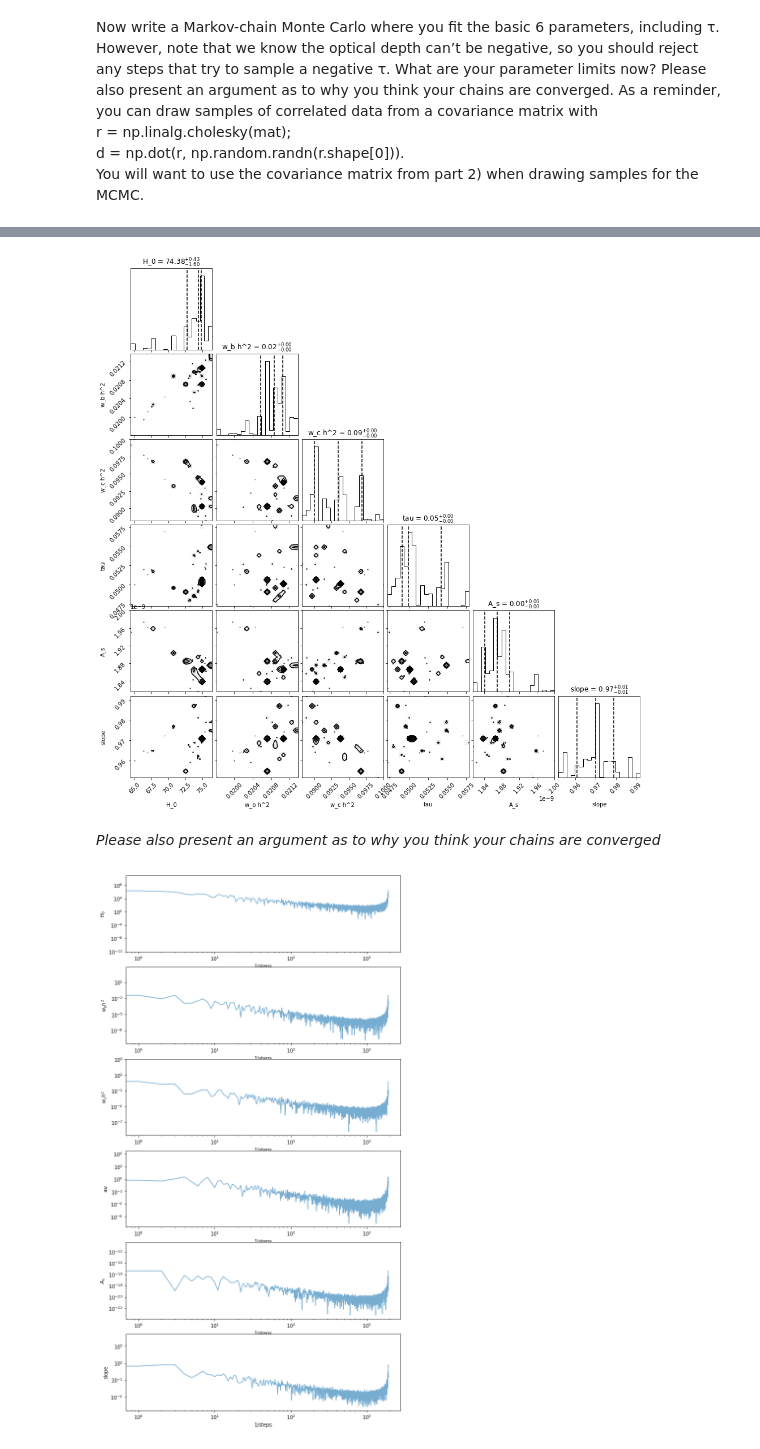
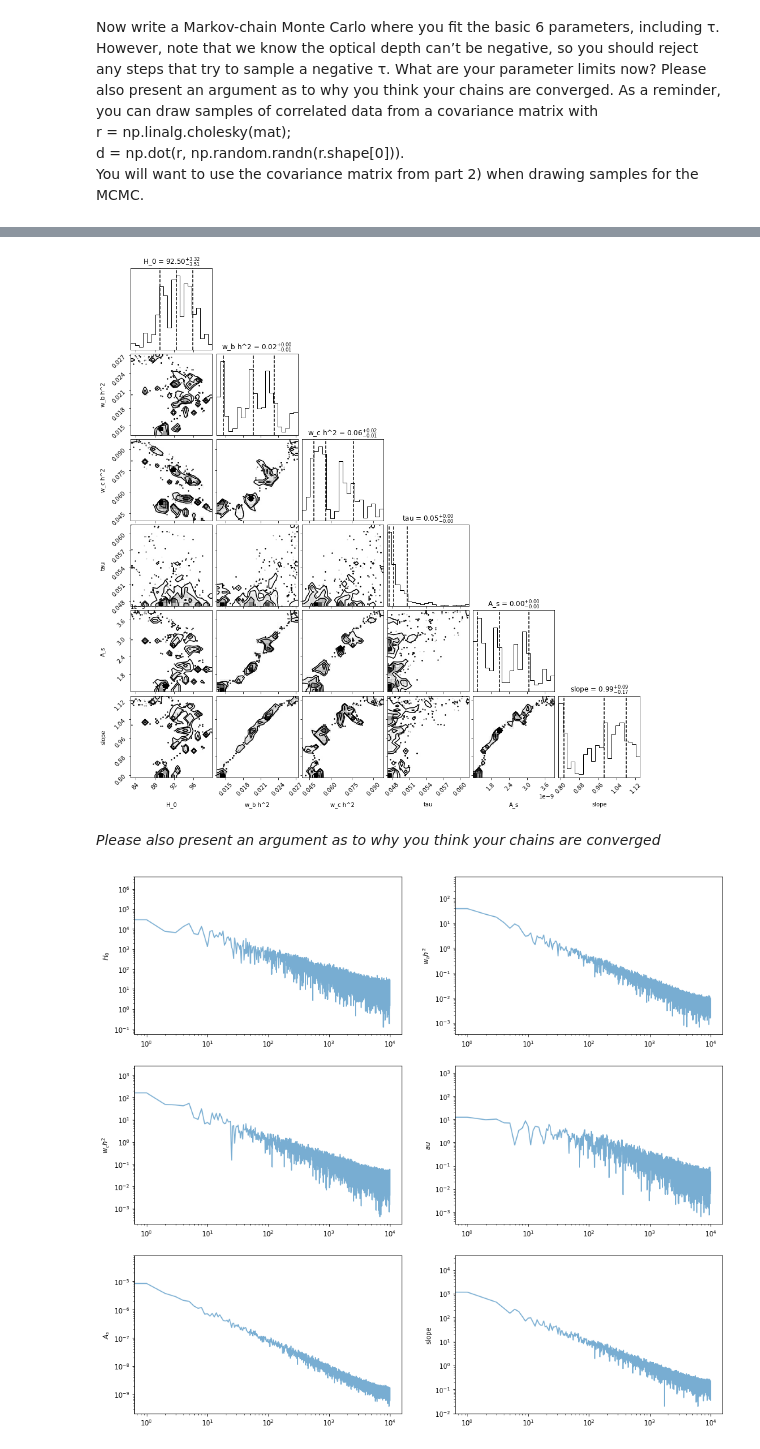
Before and after one commit to eklem1/Phys512_EK, a Jupyter notebook: PS3/PS3_A4-5_results.ipynb, the cells around one changed output, grey strips where cells are left out. Cells and saved outputs as stored; diff of their text form; code cells hidden in the pictures.

```diff
--- a/PS3/PS3_A4-5_results.ipynb
+++ b/PS3/PS3_A4-5_results.ipynb
@@ -36,0 +152,17 @@ chi1 = np.loadtxt("MCMCrun_chi_tau.txt")
+# %%
+#weighting means and std by new likelihood to get new results
+smallerTau_means = []
+smallerTau_scat = []
+smallerTau_errs = []
+
+for j in range(paths.shape[0]):
+    smallerTau_means.append( np.sum(newLike*paths[j])/np.sum(newLike) )
+
+    #subtract the mean from the orginal chain so we can calculate the
+    #standard deviation
+    smallerTau_scat.append(paths[j]-smallerTau_means[-1])
+    smallerTau_errs.append(np.sqrt(np.sum(smallerTau_scat[-1]**2*newLike)/np.sum(newLike)))
+# %%
+print("Parameters and constraints from importance sampling:")
+for i, e in enumerate(smallerTau_means):
+    print("{}: {:.4}, std: {:.4}".format(variable_names[i], e, smallerTau_errs[i]))
@@ -37,3 +183,12 @@ chi1 = np.loadtxt("MCMCrun_chi_tau.txt")
+# %%
+#loading MCMC saved chains
+chain1 = np.loadtxt("MCMCrun_chains_tau.txt")
+chi1 = np.loadtxt("MCMCrun_chi_tau.txt")
+AR1 = np.loadtxt("MCMCrun_AR_tau.txt")
+
+chain1 = np.loadtxt("MCMCrun_chains_tau1.txt")
+chi1 = np.loadtxt("MCMCrun_chi_tau1.txt")
+AR1 = np.loadtxt("MCMCrun_AR_tau1.txt")
 # %%
 pars_new=np.mean(chain1[20:,:], axis=0)
 std_new=np.std(chain1[20:,:], axis=0)
@@ -73,27 +235,18 @@ slope: 0.9702, std: 0.008944
 # %%
 figure = corner.corner(chain1, labels=variable_names, quantiles=[0.16, 0.5, 0.84], show_titles=True, title_kwargs={"fontsize": 12})
 # %% [output]
-[figure, old version]
+[figure, new version]
 # %% [markdown]
 *Please also present an argument as to why you think your chains are converged*
 # %%
-fig, ax = plt.subplots(6, 1, figsize=(10,20))
+fig, ax = plt.subplots(3, 2, figsize=(16,15))
 axs = ax.flatten()
-k = np.linspace(0, 1, 4900)
 
 for i, vchain in enumerate(paths):
 
-    ft = np.fft.fft(vchain[100:])
-    freq = np.fft.fftfreq(4900)
-
-    axs[i].loglog(np.abs(ft)**2, alpha=0.6, )
-#     axs[i].set_title(variables[i])
-#     axs[i].axhline(pars_new[i], color='grey', ls="--", label="std")
-    axs[i].set_xlabel('1/steps')
+    axs[i].loglog(abs(np.fft.rfft(vchain[100:])), alpha=0.6, )
     axs[i].set_ylabel(variables[i])
 
-ax[0].set_ylim(1e-12,)
-
 plt.show()
 # %% [output]
-[figure, old version]
+[figure, new version]
```
Also changed, not shown: parts of 21 cells of this notebook, 3 other files.
